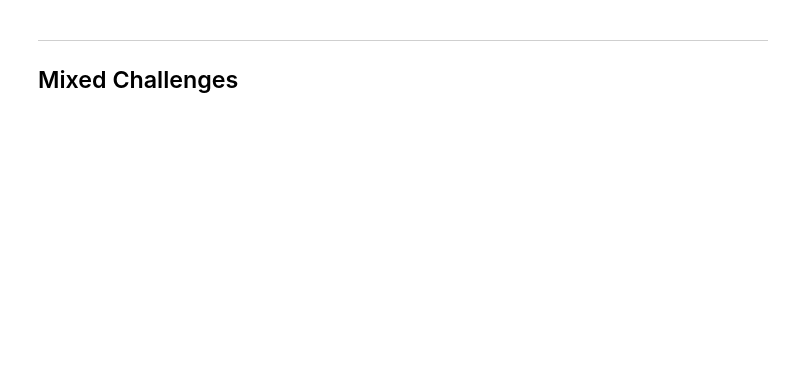
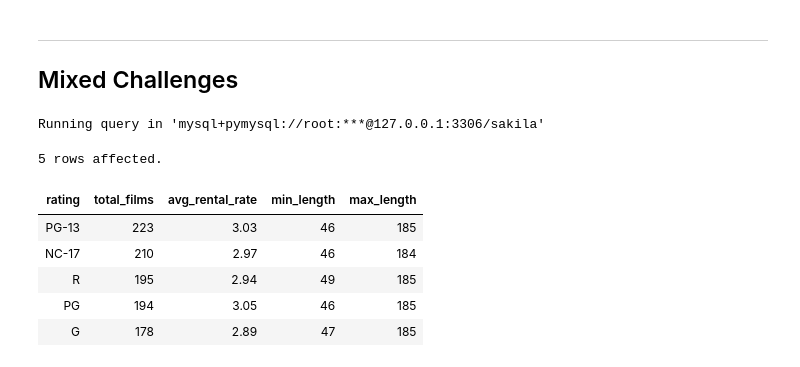
Before and after one commit to yaseen-asaliya/Databases-Notes, a Jupyter notebook: 07-aggregations.ipynb, the cells around one changed output. Cells and saved outputs as stored; diff of their text form; code cells hidden in the pictures; blank space fills up the shorter version.

```diff
--- a/07-aggregations.ipynb
+++ b/07-aggregations.ipynb
@@ -144,7 +399,26 @@ HAVING COUNT(*) > 50;          -- filter groups after aggregation
 # %%
 %%sql
 -- Q19: For each rating, show: rating, total films, avg rental_rate (rounded 2), min length, max length
 --      Sort by total films DESC
+
+SELECT
+    rating,
+    COUNT(*) AS total_films,
+    ROUND(AVG(rental_rate), 2) AS avg_rental_rate,
+    MIN(length) AS min_length,
+    MAX(length) AS max_length
+FROM film
+GROUP BY rating
+ORDER BY total_films DESC;
+# %% [output]
+Running query in 'mysql+pymysql://root:***@127.0.0.1:3306/sakila'
+5 rows affected.
+| rating | total_films | avg_rental_rate | min_length | max_length |
+| PG-13 | 223 | 3.03 | 46 | 185 |
+| NC-17 | 210 | 2.97 | 46 | 184 |
+| R | 195 | 2.94 | 49 | 185 |
+| PG | 194 | 3.05 | 46 | 185 |
+| G | 178 | 2.89 | 47 | 185 |
 # %%
 %%sql
 -- Q20: Find the top 10 customers by total amount paid
```
Also changed, not shown: parts of 23 cells of this notebook.
